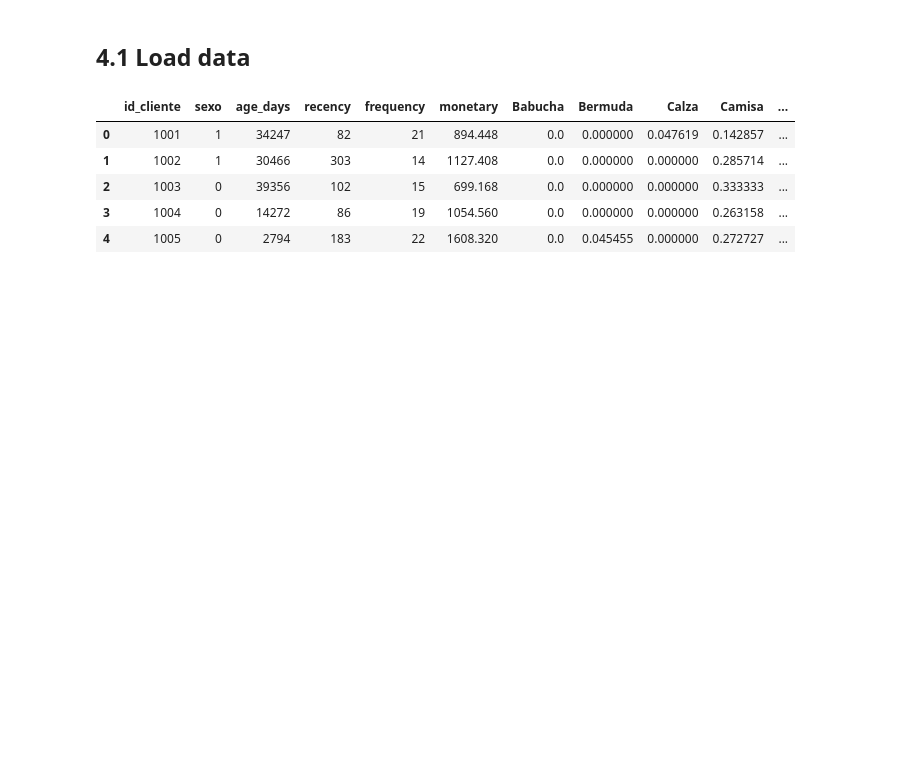
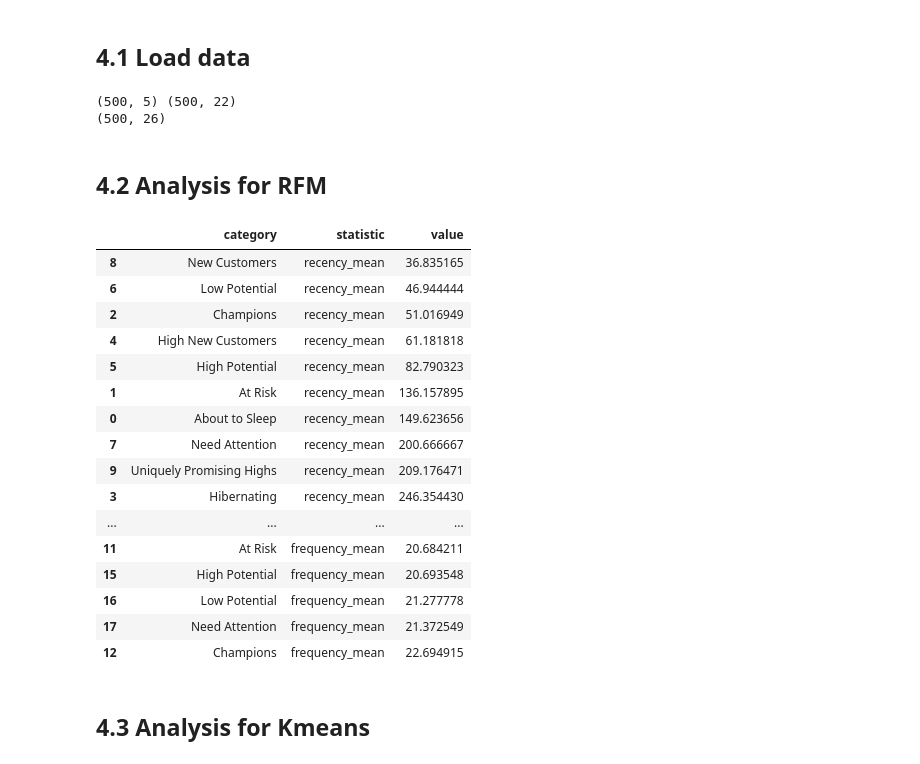
Before and after one commit to oecorrechag/Project-Australia, a Jupyter notebook: notebooks/4.0_graficos.ipynb, the cells around one changed output. Cells and saved outputs as stored; diff of their text form; code cells hidden in the pictures; blank space fills up the shorter version.

```diff
--- a/notebooks/4.0_graficos.ipynb
+++ b/notebooks/4.0_graficos.ipynb
@@ -31,9 +42,0 @@ df_model = pd.read_parquet(models/'df_models.parquet.gzip')
-# %%
-dataset.head()
-# %% [output]
-|  | id_cliente | sexo | age_days | recency | frequency | monetary | Babucha | Bermuda | Calza | Camisa | ... |
-| 0 | 1001 | 1 | 34247 | 82 | 21 | 894.448 | 0.0 | 0.000000 | 0.047619 | 0.142857 | ... |
-| 1 | 1002 | 1 | 30466 | 303 | 14 | 1127.408 | 0.0 | 0.000000 | 0.000000 | 0.285714 | ... |
-| 2 | 1003 | 0 | 39356 | 102 | 15 | 699.168 | 0.0 | 0.000000 | 0.000000 | 0.333333 | ... |
-| 3 | 1004 | 0 | 14272 | 86 | 19 | 1054.560 | 0.0 | 0.000000 | 0.000000 | 0.263158 | ... |
-| 4 | 1005 | 0 | 2794 | 183 | 22 | 1608.320 | 0.0 | 0.045455 | 0.000000 | 0.272727 | ... |
@@ -57,6 +43,37 @@ labels={'r_quartile':'R Quantile',
+# %%
+df_model = pd.read_parquet(models/'df_models.parquet.gzip')
+dataset = pd.read_parquet(processed/'dataset.parquet.gzip')
+
+print(df_model.shape, dataset.shape)
+df = pd.merge(dataset, df_model, on=['id_cliente'])
+print(df.shape)
+# %% [output]
+(500, 5) (500, 22)
+(500, 26)
+# %% [markdown]
+## 4.2 Analysis for RFM
 # %%
-rfm_statistics = df_models.loc[:,['recency', 'frequency', 'monetary', 'group_rfm']]
+df_rfm = df.copy()
+rfm_statistics = df_rfm.loc[:,['recency', 'frequency', 'monetary', 'group_rfm']]
 rfm_statistics = cluster_summary(rfm_statistics, 'group_rfm', sta=False, statistics_list=['mean'])
 rfm_statistics = rfm_statistics.sort_values(by=['statistic', 'value'], ascending=[False, True])
 rfm_statistics
+# %% [output]
+|  | category | statistic | value |
+| 8 | New Customers | recency_mean | 36.835165 |
+| 6 | Low Potential | recency_mean | 46.944444 |
+| 2 | Champions | recency_mean | 51.016949 |
+| 4 | High New Customers | recency_mean | 61.181818 |
+| 5 | High Potential | recency_mean | 82.790323 |
+| 1 | At Risk | recency_mean | 136.157895 |
+| 0 | About to Sleep | recency_mean | 149.623656 |
+| 7 | Need Attention | recency_mean | 200.666667 |
+| 9 | Uniquely Promising Highs | recency_mean | 209.176471 |
+| 3 | Hibernating | recency_mean | 246.354430 |
+| ... | ... | ... | ... |
+| 11 | At Risk | frequency_mean | 20.684211 |
+| 15 | High Potential | frequency_mean | 20.693548 |
+| 16 | Low Potential | frequency_mean | 21.277778 |
+| 17 | Need Attention | frequency_mean | 21.372549 |
+| 12 | Champions | frequency_mean | 22.694915 |
 # %%
@@ -103,3 +103,5 @@ fig.show()
+# %% [markdown]
+## 4.3 Analysis for Kmeans
 # %%
 kmeans_statistics = cluster_summary(df_models2, 'group_kmeans', sta=False, statistics_list=['mean'])
 kmeans_statistics = kmeans_statistics.sort_values(by=['statistic', 'value'], ascending=[False, True])
```
Also changed, not shown: parts of 6 cells of this notebook.
